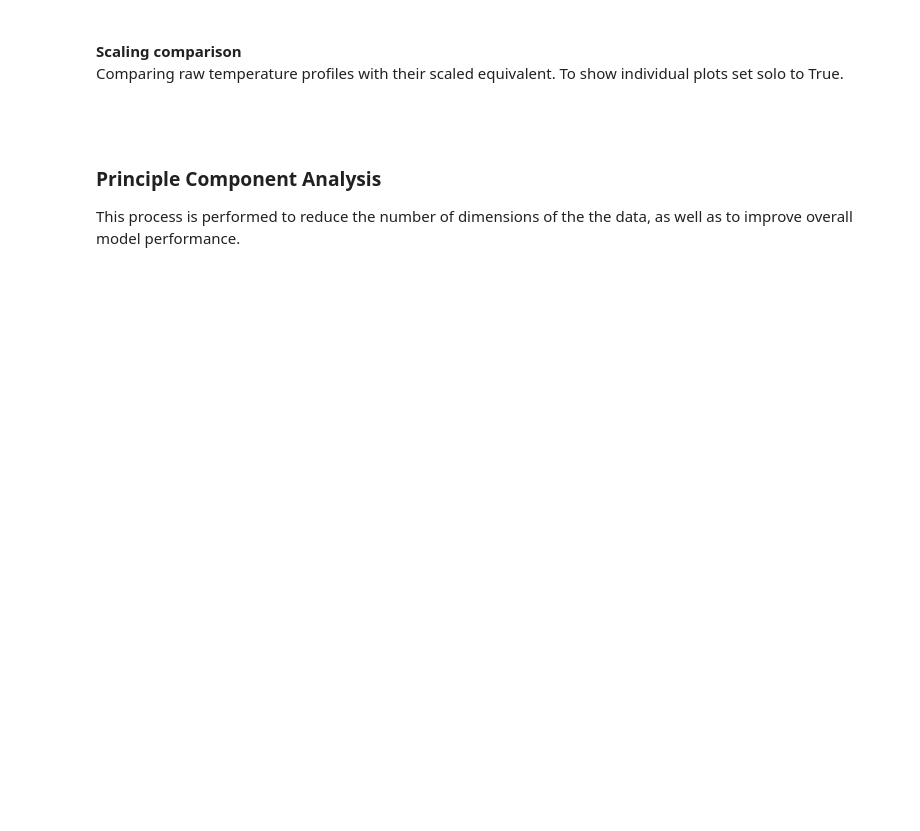
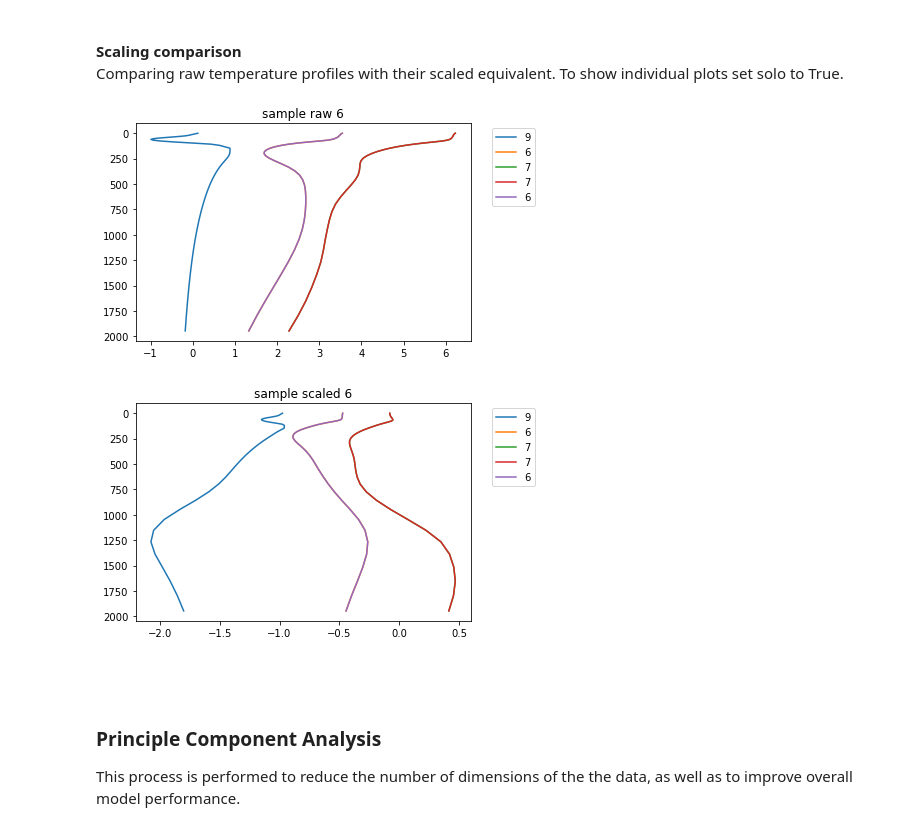
Before and after one commit to el1247/BAS_AI4ER_SAM, a Jupyter notebook: notebooks/exploratory/2.0_el_GMMTemperatureProfileClassification2.ipynb, the cells around one changed output. Saved outputs shown, nothing was run; the diff lists cells and outputs as text; code cells hidden in the pictures; blank space fills up the shorter version.

```diff
--- a/notebooks/exploratory/2.0_el_GMMTemperatureProfileClassification2.ipynb
+++ b/notebooks/exploratory/2.0_el_GMMTemperatureProfileClassification2.ipynb
@@ -641,9 +854,12 @@ Comparing raw temperature profiles with their scaled equivalent. To show individ
 # %%
 solo = False #Set to true for seperate plots, false for combined plots.
 for i in range(5):
-    x = np.random.randint(5)
+    x = np.random.randint(len(sampleMetaDF))
     tempPointPlot(sampleData[x], x, "sample raw "+str(x), solo*2*i)
     tempPointPlot(sampleDataScaled[x], x, "sample scaled "+str(x), solo*2*i+1)
+# %% [output]
+[figure, added]
+[figure, added]
 # %% [markdown]
 <br>
 # %% [markdown]
```
Also changed, not shown: parts of 51 cells of this notebook.
